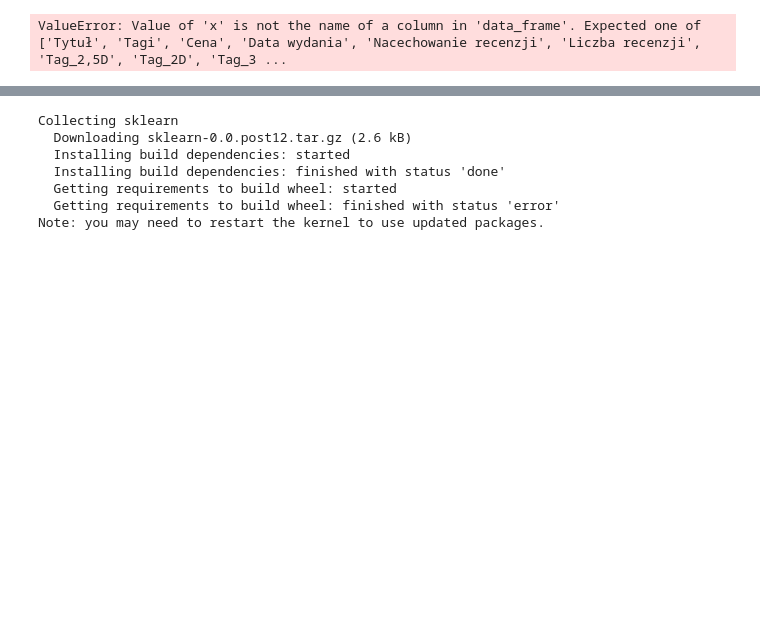
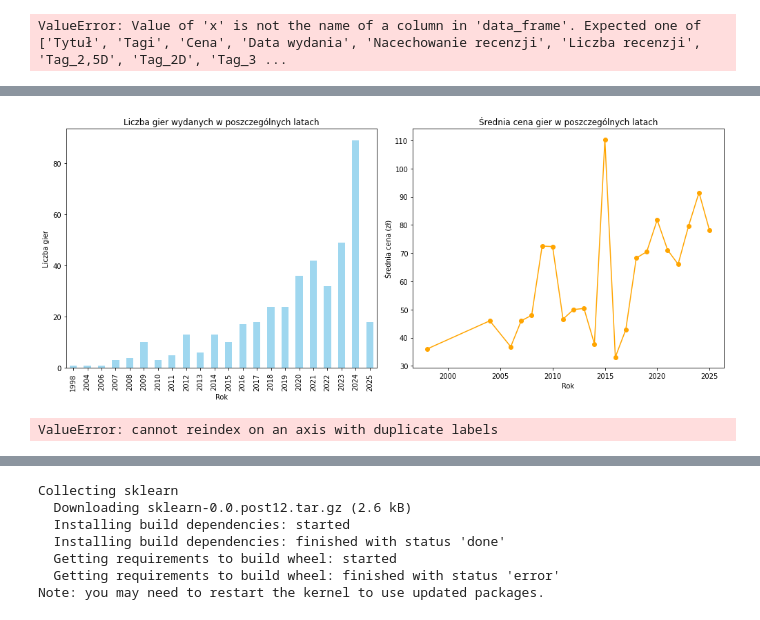
Before and after one commit to Adam17c/pad, a Jupyter notebook: projekt_v1.ipynb, the cells around one changed output, grey strips where cells are left out. Drawn from its saved outputs; the diff is of its cells as text; code cells hidden in the pictures; blank space fills up the shorter version.

Commit message:
Added charts

```diff
--- a/projekt_v1.ipynb
+++ b/projekt_v1.ipynb
@@ -712,0 +711,53 @@ fig.show()
+# %%
+import pandas as pd
+import matplotlib.pyplot as plt
+
+# Konwersja daty wydania na rok
+df['Year'] = df['Data wydania'].dt.year
+
+# Liczba gier wydanych w poszczególnych latach
+games_per_year = df.groupby('Year').size()
+
+# Średnia cena gier w poszczególnych latach
+avg_price_per_year = df.groupby('Year')['Cena'].mean()
+
+# Wizualizacja trendów czasowych
+plt.figure(figsize=(14, 6))
+
+# Liczba gier na osi 1
+plt.subplot(1, 2, 1)
+games_per_year.plot(kind='bar', color='skyblue', alpha=0.8)
+plt.title("Liczba gier wydanych w poszczególnych latach")
+plt.xlabel("Rok")
+plt.ylabel("Liczba gier")
+
+# Średnia cena na osi 2
+plt.subplot(1, 2, 2)
+avg_price_per_year.plot(kind='line', marker='o', color='orange')
+plt.title("Średnia cena gier w poszczególnych latach")
+plt.xlabel("Rok")
+plt.ylabel("Średnia cena (zł)")
+
+plt.tight_layout()
+plt.show()
+# %% [output]
+[figure, added]
+# %%
+import numpy as np
+from scipy.stats import chi2_contingency
+
+def cramers_v(cross_table):
+    chi2, _, _, _ = chi2_contingency(cross_table)
+    n = cross_table.sum().sum()
+    phi2 = chi2 / n
+    r, k = cross_table.shape
+    return np.sqrt(phi2 / min(k-1, r-1))
+
+# Tabela krzyżowa: Nacechowanie recenzji a liczba gier w poszczególnych tagach
+cross_table = pd.crosstab(df['Nacechowanie recenzji'], df['Tagi'].str.split(', ').explode())
+
+# Obliczenie Cramer's V
+cramers_v_value = cramers_v(cross_table)
+print(f"Cramer's V: {cramers_v_value:.2f}")
+# %% [output]
+ValueError: cannot reindex on an axis with duplicate labels
```
Also changed, not shown: parts of 21 cells of this notebook.
